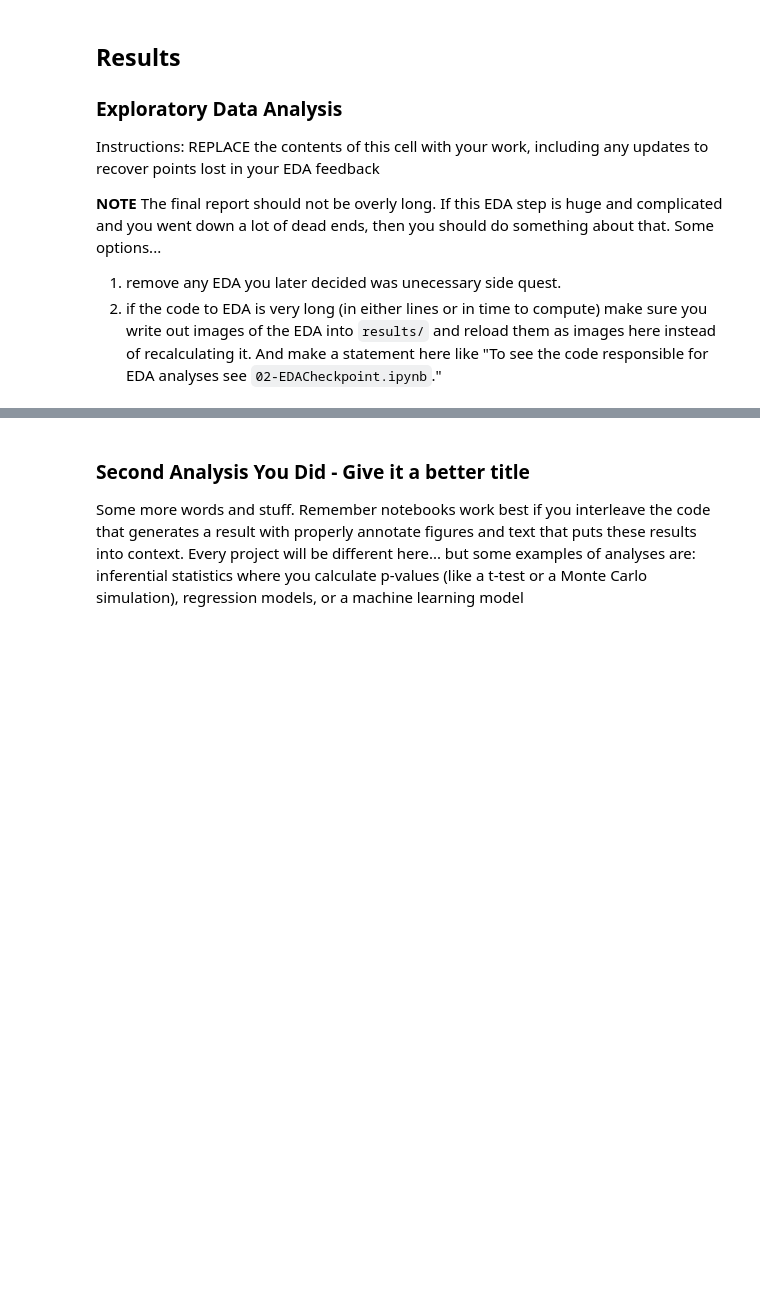
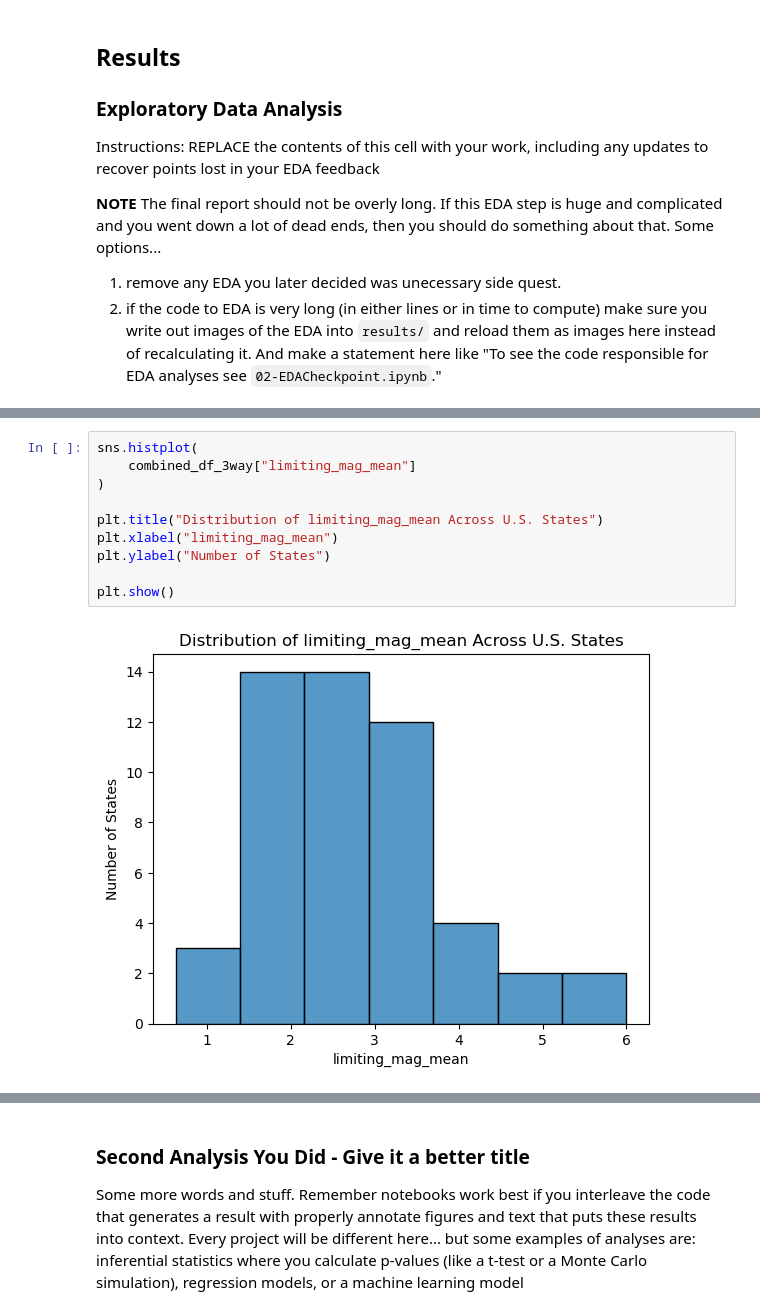
Before and after one commit to COGS108/Group020_WI26, a Jupyter notebook: 03-FinalProject.ipynb, the cells around one changed output, grey strips where cells are left out. Drawn from its saved outputs; the diff is of its cells as text; blank space fills up the shorter version.

```diff
--- a/03-FinalProject.ipynb
+++ b/03-FinalProject.ipynb
@@ -151,0 +764,12 @@ Some more words and stuff.  Remember notebooks work best if you interleave the c
+# %%
+sns.histplot(
+    combined_df_3way["limiting_mag_mean"]
+)
+
+plt.title("Distribution of limiting_mag_mean Across U.S. States")
+plt.xlabel("limiting_mag_mean")
+plt.ylabel("Number of States")
+
+plt.show()
+# %% [output]
+[figure, added]
```
Also changed, not shown: parts of 55 cells of this notebook.
